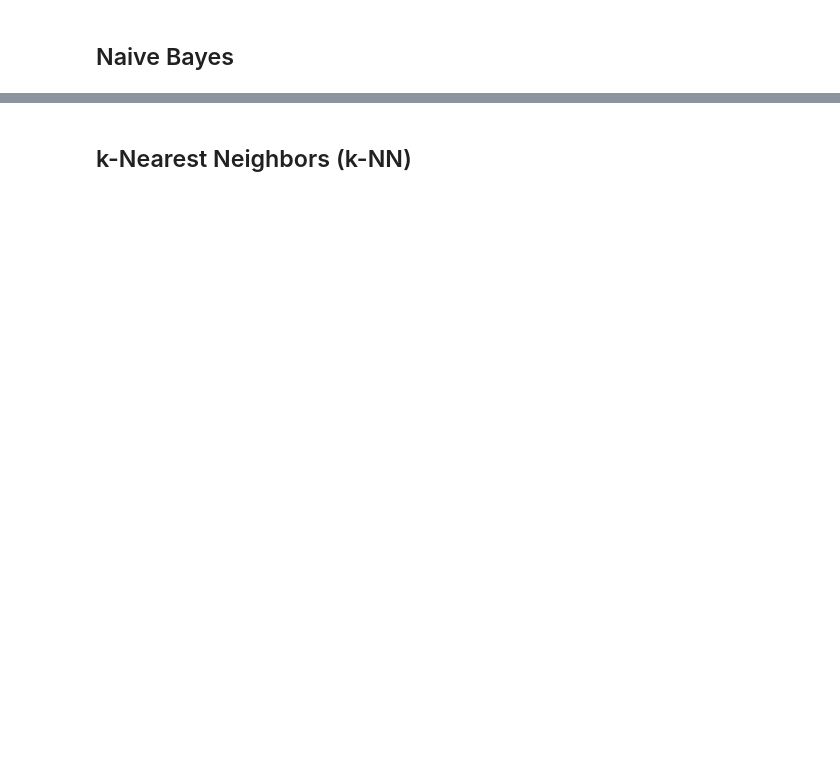
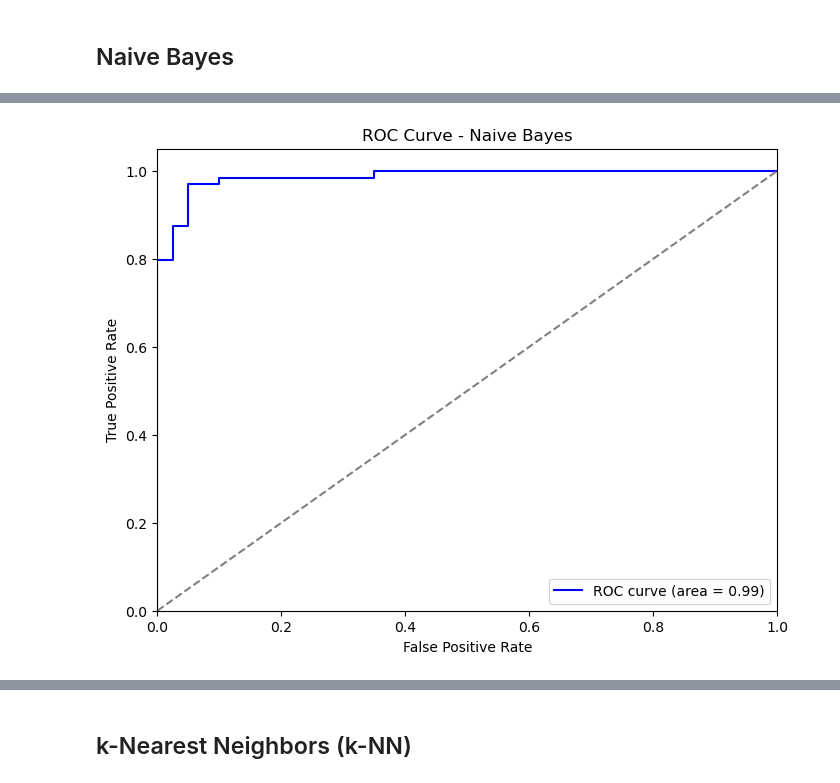
Before and after one commit to aastha0424/AasthaSingh-GlucoSense-Infy-Nov24, a Jupyter notebook: model_trainning.ipynb, the cells around one changed output, grey strips where cells are left out. Saved outputs shown, nothing was run; the diff lists cells and outputs as text; code cells hidden in the pictures; blank space fills up the shorter version.

```diff
--- a/model_trainning.ipynb
+++ b/model_trainning.ipynb
@@ -387,0 +460,78 @@ weighted avg       0.94      0.94      0.94       104
+# %%
+
+# Define the Naive Bayes model
+nb_model = GaussianNB()  # You can switch between GaussianNB, MultinomialNB, or BernoulliNB
+
+# Define hyperparameters for GaussianNB
+nb_params = {
+    'var_smoothing': [1e-9, 1e-8, 1e-7, 1e-6, 1e-5]
+}
+
+# Define hyperparameters for MultinomialNB
+# Here, alpha is a smoothing parameter for multinomial distribution
+# fit_prior is used for adjusting class priors
+multinomial_params = {
+    'alpha': [0.1, 0.5, 1.0, 2.0],
+    'fit_prior': [True, False]
+}
+
+# Define hyperparameters for BernoulliNB
+# Similar to MultinomialNB but used for binary/boolean features
+bernoulli_params = {
+    'alpha': [0.1, 0.5, 1.0, 2.0],
+    'fit_prior': [True, False]
+}
+
+# You can use a different Naive Bayes model by switching the `nb_model`
+# GridSearchCV for tuning the model's hyperparameters
+if isinstance(nb_model, GaussianNB):
+    nb_grid = GridSearchCV(estimator=nb_model, param_grid=nb_params, cv=3, scoring='accuracy', n_jobs=-1, verbose=2)
+elif isinstance(nb_model, MultinomialNB):
+    nb_grid = GridSearchCV(estimator=nb_model, param_grid=multinomial_params, cv=3, scoring='accuracy', n_jobs=-1, verbose=2)
+elif isinstance(nb_model, BernoulliNB):
+    nb_grid = GridSearchCV(estimator=nb_model, param_grid=bernoulli_params, cv=3, scoring='accuracy', n_jobs=-1, verbose=2)
+
+# Fit the grid search
+nb_grid.fit(X_train, y_train)
+
+# Best model evaluation
+best_nb_model = nb_grid.best_estimator_
+nb_predictions = best_nb_model.predict(X_test)
+nb_proba = best_nb_model.predict_proba(X_test)[:, 1]
+
+# Metrics
+nb_accuracy = accuracy_score(y_test, nb_predictions)
+nb_roc_auc = roc_auc_score(y_test, nb_proba)
+nb_log_loss = log_loss(y_test, nb_proba)
+nb_mcc = matthews_corrcoef(y_test, nb_predictions)
+nb_specificity = recall_score(y_test, nb_predictions, pos_label=0)
+conf_matrix = confusion_matrix(y_test, nb_predictions)
+
+# Classification report
+nb_class_report = classification_report(y_test, nb_predictions)
+
+# ROC Curve
+fpr, tpr, _ = roc_curve(y_test, nb_proba)
+roc_auc = auc(fpr, tpr)
+
+# Output metrics
+print(f"Naive Bayes Accuracy: {nb_accuracy:.2f}")
+print(f"Naive Bayes ROC-AUC: {nb_roc_auc:.2f}")
+print(f"Naive Bayes Log Loss: {nb_log_loss:.2f}")
+print(f"Naive Bayes MCC: {nb_mcc:.2f}")
+print(f"Naive Bayes Specificity: {nb_specificity:.2f}")
+print("Naive Bayes Confusion Matrix:\n", conf_matrix)
+print("Naive Bayes Classification Report:\n", nb_class_report)
+
+# Plot ROC curve
+plt.figure(figsize=(8, 6))
+plt.plot(fpr, tpr, color='blue', label=f'ROC curve (area = {roc_auc:.2f})')
+plt.plot([0, 1], [0, 1], color='gray', linestyle='--')
+plt.xlim([0.0, 1.0])
+plt.ylim([0.0, 1.05])
+plt.xlabel('False Positive Rate')
+plt.ylabel('True Positive Rate')
+plt.title('ROC Curve - Naive Bayes')
+plt.legend(loc='lower right')
+plt.show()
+# %% [output]
@@ -387,0 +556 @@ weighted avg       0.94      0.94      0.94       104
+[figure, added]
```
Also changed, not shown: parts of 40 cells of this notebook, 4 other files.
